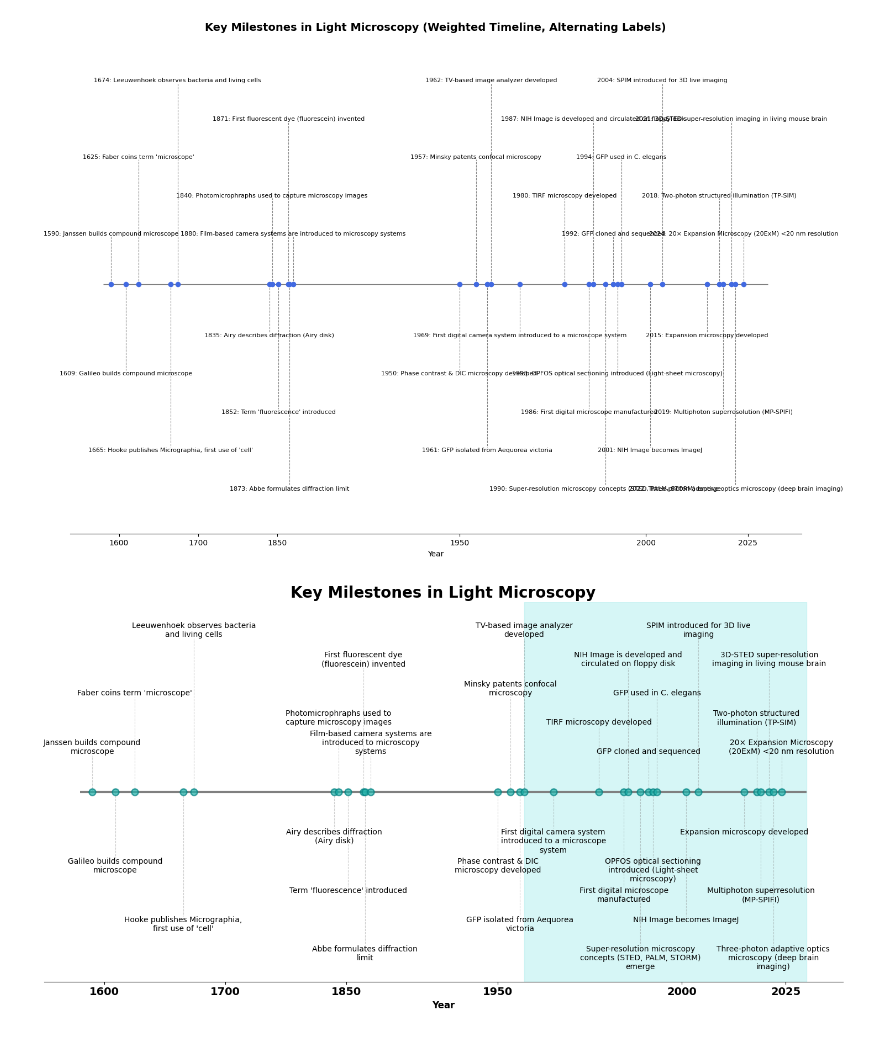
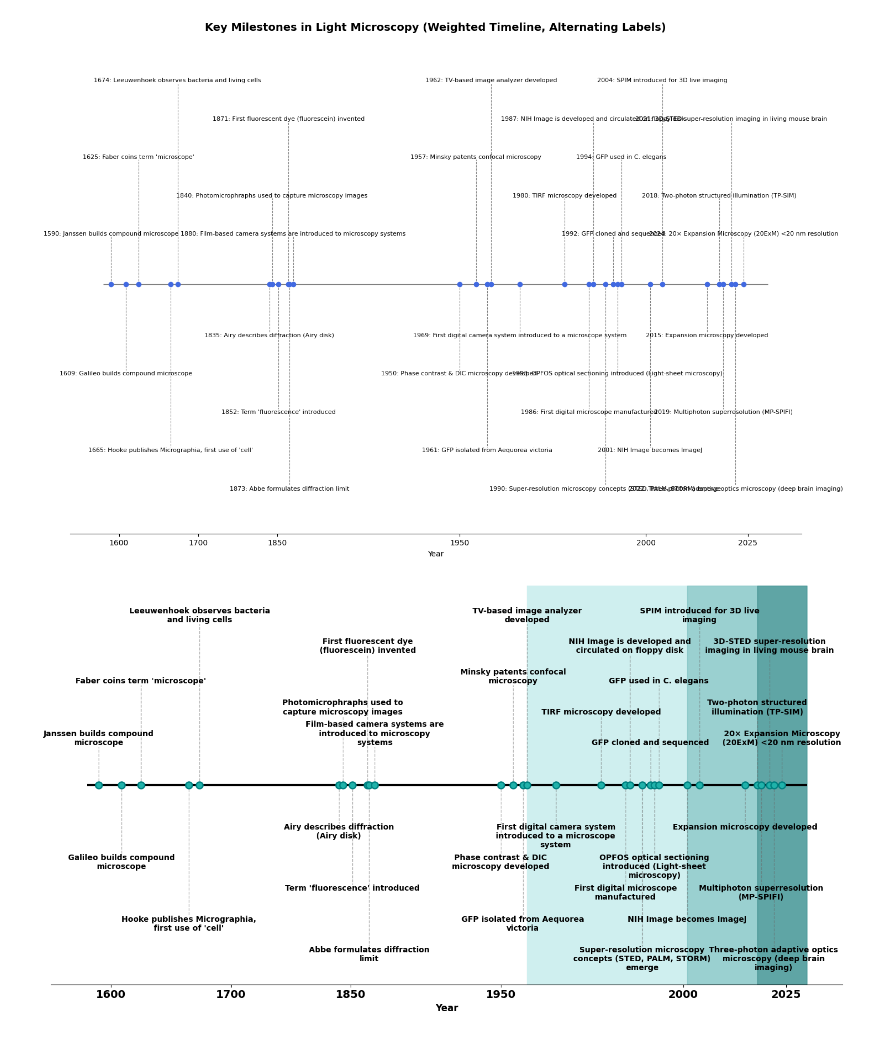
Before and after one commit to kgallik/PythonScripts, a Jupyter notebook: TimelineWithMatplotLib.ipynb, the cells around one changed output. Drawn from its saved outputs; the diff is of its cells as text; code cells hidden in the pictures.

Commit message:
updated with new plot features

```diff
--- a/TimelineWithMatplotLib.ipynb
+++ b/TimelineWithMatplotLib.ipynb
@@ -104,12 +104,20 @@ mapped_years = np.interp(years, original_breaks, weighted_positions)
 
 # Plot setup
 fig, ax = plt.subplots(figsize=(15, 8))
-ax.hlines(0, min(weighted_positions), max(weighted_positions), color="gray", linewidth=3)
+ax.hlines(0, min(weighted_positions), max(weighted_positions), color="k", linewidth=3)
 
 # Add a highlighted region from 1968 to the end
 highlight_years = [1962, 2030]  # Define the year range to highlight
 highlight_pos = np.interp(highlight_years, original_breaks, weighted_positions)
-ax.axvspan(highlight_pos[0], max(weighted_positions), color='paleturquoise', alpha=0.5, zorder=1)
+ax.axvspan(highlight_pos[0], max(weighted_positions), color='#cfefef', alpha=1.0, zorder=1)
+#Add highlighted region from 2001 to end
+highlight_years_IJ = [2001, 2030]  # Define the year range to highlight
+highlight_pos_IJ = np.interp(highlight_years_IJ, original_breaks, weighted_positions)
+ax.axvspan(highlight_pos_IJ[0], max(weighted_positions), color='#66b2b2', alpha=0.5, zorder=1)
+# Add highlighted region from 2018 to end
+highlight_years_DL = [2018, 2030]  # Define the year range to highlight
+highlight_pos_DL = np.interp(highlight_years_DL, original_breaks, weighted_positions)
+ax.axvspan(highlight_pos_DL[0], max(weighted_positions), color='#267c7c', alpha=0.5, zorder=1)
 
 # Initial label positions with alternating top/bottom
 label_y = np.zeros(len(mapped_years))
@@ -121,37 +129,36 @@ for i in range(len(label_y)):
 # Collision-avoidance adjustment
 min_gap = 0.3
 for i in range(1, len(label_y)):
     if abs(label_y[i] - label_y[i-1]) < min_gap and abs(mapped_years[i] - mapped_years[i-1]) < 0.2:
         if label_y[i] > 0:
             label_y[i] = label_y[i-1] + min_gap
         else:
             label_y[i] = label_y[i-1] - min_gap
 
 # Plot events
-ax.scatter(mapped_years, [0]*len(mapped_years), color="lightseagreen", zorder=3,s=75,alpha=0.7,edgecolor="teal",linewidth=1.75)
+ax.scatter(mapped_years, [0]*len(mapped_years), color="lightseagreen", zorder=3,s=75,alpha=1.0,edgecolor="teal",linewidth=1.75)
 
 # Add labels with connector lines and wrap text
 for x, y, year, event in zip(mapped_years, label_y, years, events):
     wrapped_event = "\n".join(textwrap.wrap(f"{event}", width=30))
     va = "bottom" if y > 0 else "top"
-    ax.text(x, y, wrapped_event, ha="center", va=va, fontsize=10, rotation=0)
-    ax.plot([x, x], [0, y], color="gray", linewidth=0.8, linestyle="--", zorder=2, alpha=0.4)
+    ax.text(x, y, wrapped_event, ha="center", va=va, fontsize=10, rotation=0,weight='bold')
+    ax.plot([x, x], [0, y], color="dimgray", linewidth=1.0, linestyle="--", zorder=2, alpha=0.5)
 
 # Axis formatting
 tick_years = [1600, 1700, 1850, 1950, 2000, 2025]
 tick_pos = np.interp(tick_years, original_breaks, weighted_positions)
 ax.set_xticks(tick_pos)
 ax.set_xticklabels(tick_years, fontsize=14,weight='bold')
 
 ax.set_ylim(min(label_y) - 0.5, max(label_y) + 0.5)
 ax.set_yticks([])
 ax.set_xlabel("Year", fontsize=12, weight='bold')
-ax.set_title("Key Milestones in Light Microscopy",
-             fontsize=20, weight="bold")
+#ax.set_title("Key Milestones in Light Microscopy", fontsize=20, weight="bold")
 ax.yaxis.set_visible(False)
 ax.spines[["left", "top", "right"]].set_visible(False)
 plt.tight_layout()
 plt.show()
-fig.savefig(r'C:\Users\kristin.gallik\OneDrive - Van Andel Institute\Workshops_Seminars\Presentations\Designing_Quant_Microscopy_Exp\timeline.png',dpi=300)
+fig.savefig(r'C:\Users\kristin.gallik\OneDrive - Van Andel Institute\Workshops_Seminars\Presentations\Designing_Quant_Microscopy_Exp\timelineV2.png',dpi=300)
 # %% [output]
-[figure, old version]
+[figure, new version]
```
